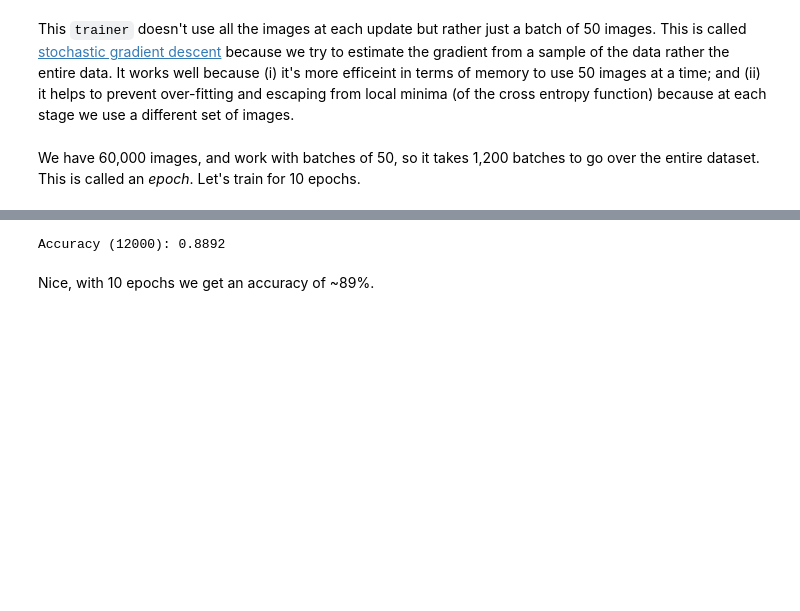
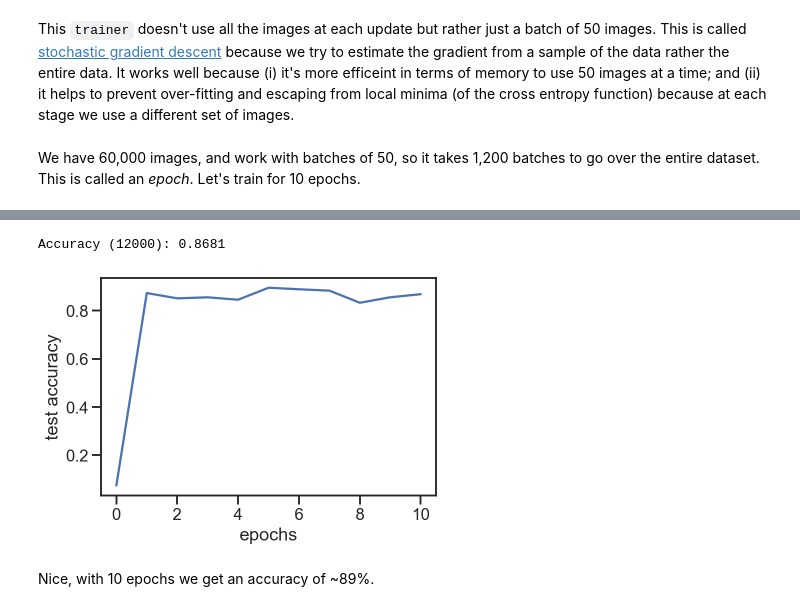
Before and after one commit to yoavram/SciComPy, a Jupyter notebook: notebooks/softmax-model.ipynb, the cells around one changed output, grey strips where cells are left out. Drawn from its saved outputs; the diff is of its cells as text; code cells hidden in the pictures; blank space fills up the shorter version.

```diff
--- a/notebooks/softmax-model.ipynb
+++ b/notebooks/softmax-model.ipynb
@@ -254,10 +258,7 @@ After multiplication we average over the first axis (`nsamples`) so that we get
 This clever design is worth it, because in Python *no loops = efficeint computation*.
 # %%
 def gradient(W, X, Y):
-    if X.ndim == 1:
-        # if we got a single sample, so X is 1D we convert X to 2D with just one row
-        # to be consistent with cases in which we get multiple samples (rows)
-        X = X[np.newaxis, :]
+    X = np.atleast_2d(X)
     nsamples = X.shape[0]
     assert Y.shape[0] == nsamples, "First dimension of X and Y must match"
     # forward
@@ -298,22 +299,24 @@ This `trainer` doesn't use all the images at each update but rather just a batch
 This is called [stochastic gradient descent](https://en.wikipedia.org/wiki/Stochastic_gradient_descent) because we try to estimate the gradient from a sample of the data rather the entire data.
 It works well because (i) it's more efficeint in terms of memory to use 50 images at a time; and (ii) it helps to prevent over-fitting and escaping from local minima (of the cross entropy function) because at each stage we use a different set of images.
 # %%
-def trainer(W, X, Y, batch_size=50, η=0.001):
+batch_size = 50
+
+def trainer(W, X, Y, batch_size=batch_size, η=0.001):
     nsamples = X.shape[0]
     batch = 0
     while True:
-        # get next batch
+        # get next batch X_, Y_
         start = (batch * batch_size) % nsamples
         stop = start + batch_size
         batch_idx = range(start, stop)
         X_, Y_ = X[batch_idx, :], Y[batch_idx, :]
-
-        dW = gradient(W, X_, Y_) # calculate gradients
-
-        ΔW = -η * dW # calculate updates
-
-        W += ΔW # apply updates in place
-
+        # compute gradients
+        dW = gradient(W, X_, Y_)
+        # compute updates
+        ΔW = -η * dW
+        # apply updates in place
+        W += ΔW
+        # update iteration and yield
         batch += 1
         yield batch # trainer is suspended until next iteration
 # %% [markdown]
@@ -329,3 +333,5 @@ Accuracy: 0.0843
 # %%
+%%time
 for batch in train:
-    if batch == 10 * nsamples // 50: break
+    if batch * batch_size % nsamples == 0: test_acc.append(accuracy(predict(W, X_test), Y_test))
+    if batch == 10 * nsamples // batch_size: break
@@ -332,7 +341,13 @@ for batch in train:
 # %%
-print("Accuracy ({:d}): {:.4f}".format(batch, accuracy(predict(W, X_test), Y_test)))
+print("Accuracy ({:d}): {:.4f}".format(batch, test_acc[-1]))
 # %% [output]
-Accuracy (12000): 0.8892
+Accuracy (12000): 0.8681
+# %%
+plt.plot(test_acc)
+plt.xlabel('epochs')
+plt.ylabel('test accuracy');
+# %% [output]
+[figure, added]
 # %% [markdown]
 Nice, with 10 epochs we get an accuracy of ~89%.
 # %%
```
Also changed, not shown: parts of 13 cells of this notebook, 1 other file.
